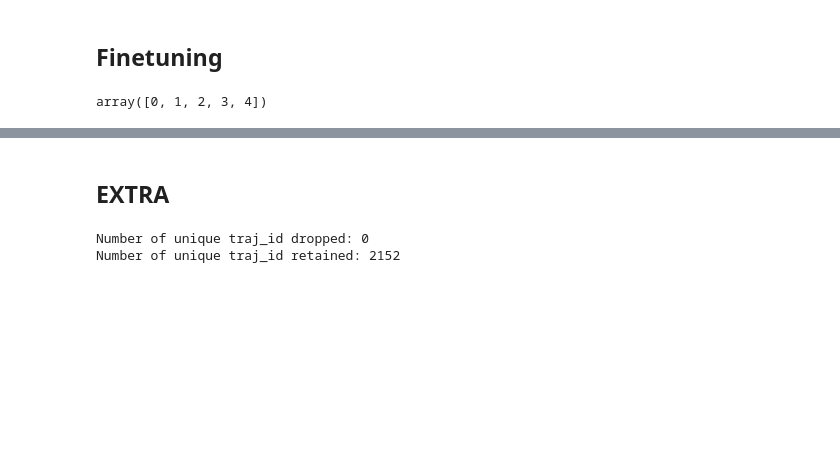
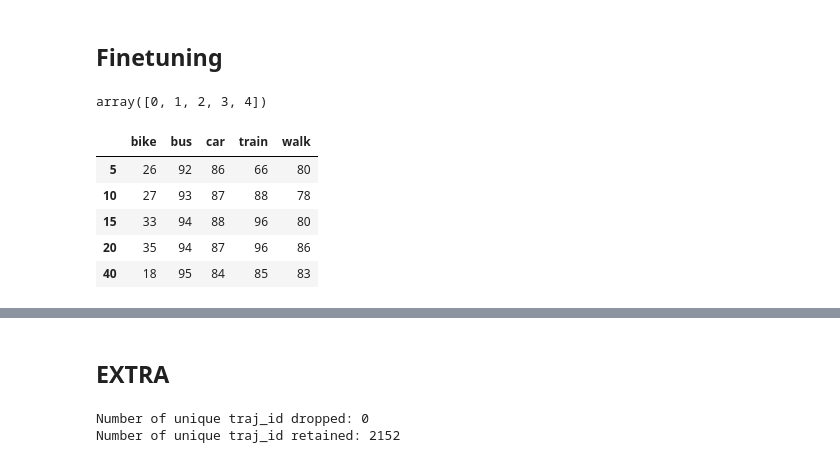
Before and after one commit to othmaneechc/SpeedTransformer, a Jupyter notebook: models/training_metrics/metrics.ipynb, the cells around one changed output, grey strips where cells are left out. Saved outputs shown, nothing was run; the diff lists cells and outputs as text; code cells hidden in the pictures; blank space fills up the shorter version.

```diff
--- a/models/training_metrics/metrics.ipynb
+++ b/models/training_metrics/metrics.ipynb
@@ -468,6 +468,24 @@ index = np.arange(len(data_sizes))
 index
 # %% [output]
 array([0, 1, 2, 3, 4])
+# %%
+import pandas as pd
+lstm_precision = {
+    'bike': [26, 27, 33, 35, 18],
+    'bus': [92, 93, 94, 94, 95],
+    'car': [86, 87, 88, 87, 84],
+    'train': [66, 88, 96, 96, 85],
+    'walk': [80, 78, 80, 86, 83]
+}
+lstm_df = pd.DataFrame(lstm_precision, index=[5, 10, 15, 20, 40])
+lstm_df
+# %% [output]
+|  | bike | bus | car | train | walk |
+| 5 | 26 | 92 | 86 | 66 | 80 |
+| 10 | 27 | 93 | 87 | 88 | 78 |
+| 15 | 33 | 94 | 88 | 96 | 80 |
+| 20 | 35 | 94 | 87 | 96 | 86 |
+| 40 | 18 | 95 | 84 | 85 | 83 |
 # %%
 import seaborn as sns
 import numpy as np
```
Also changed, not shown: parts of 1 cell of this notebook, 8 other files.
